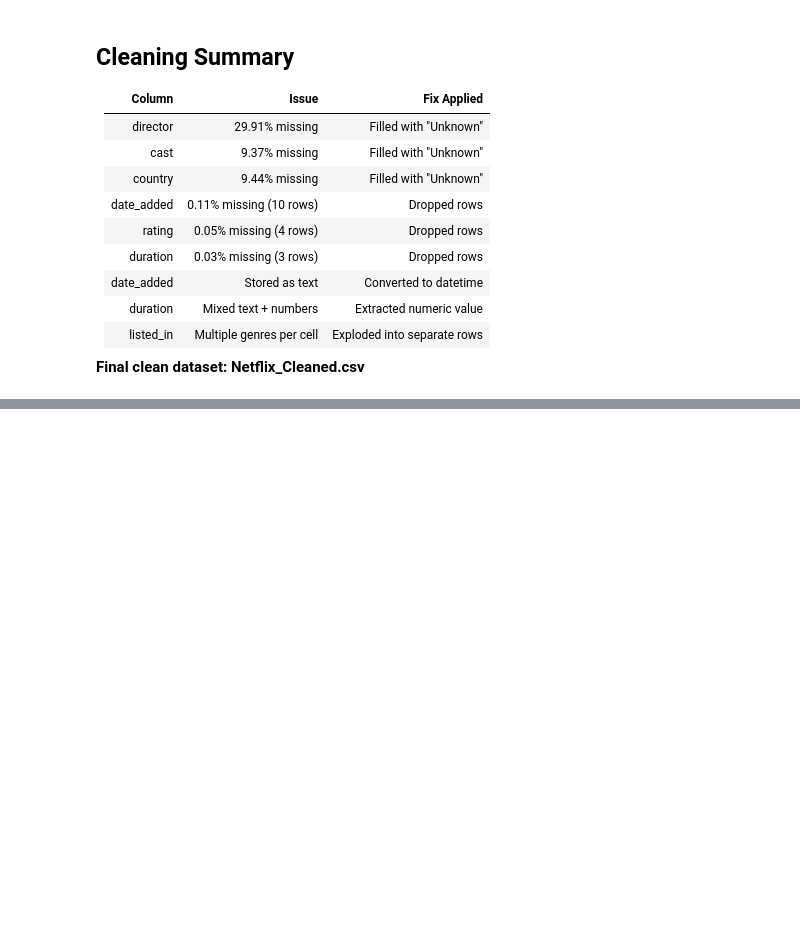
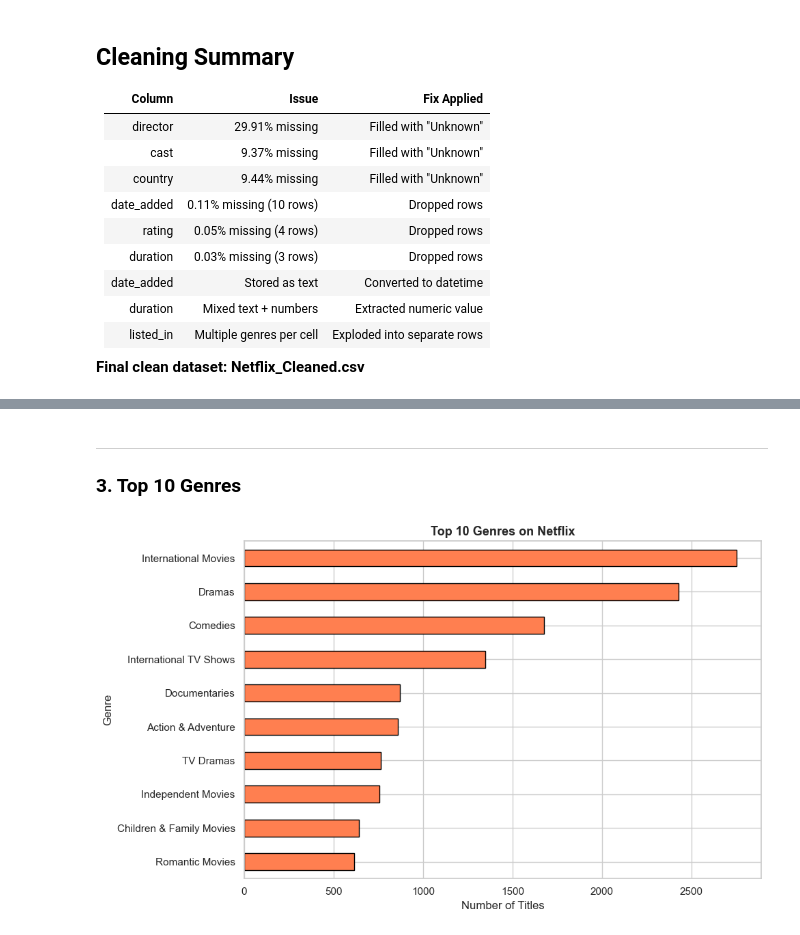
Before and after one commit to kushagr-a522/Netflix-Content-Analysis, a Jupyter notebook: Netflix_analysis.ipynb, the cells around one changed output, grey strips where cells are left out. Drawn from its saved outputs; the diff is of its cells as text; code cells hidden in the pictures; blank space fills up the shorter version.

```diff
--- a/Netflix_analysis.ipynb
+++ b/Netflix_analysis.ipynb
@@ -447,0 +536,18 @@ Final shape: (8790, 18)
+# %% [markdown]
+---
+### 3. Top 10 Genres
+# %%
+top_genres = df_genres['genre'].value_counts().head(10)
+
+fig, ax = plt.subplots(figsize = (10, 6), dpi = 100)
+top_genres.plot(kind = 'barh', color = 'coral', edgecolor = 'black', ax = ax)
+
+ax.set_title('Top 10 Genres on Netflix', fontsize = 13, fontweight = 'bold')
+ax.set_xlabel('Number of Titles')
+ax.set_ylabel('Genre')
+ax.invert_yaxis()
+plt.tight_layout()
+plt.savefig('charts/3_top_genres.png')
+plt.show()
+# %% [output]
+[figure, added]
```
Also changed, not shown: parts of 39 cells of this notebook.
